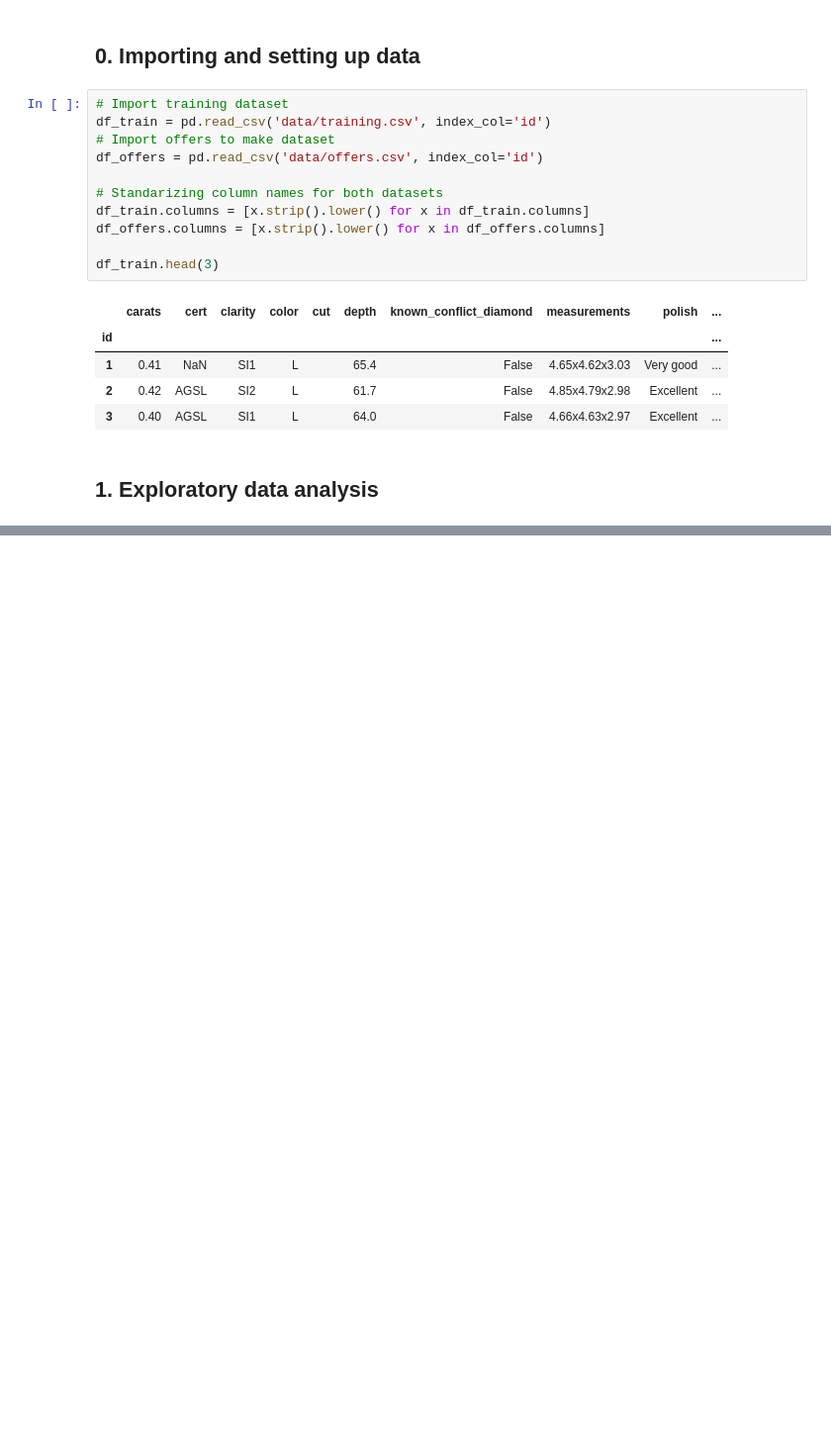
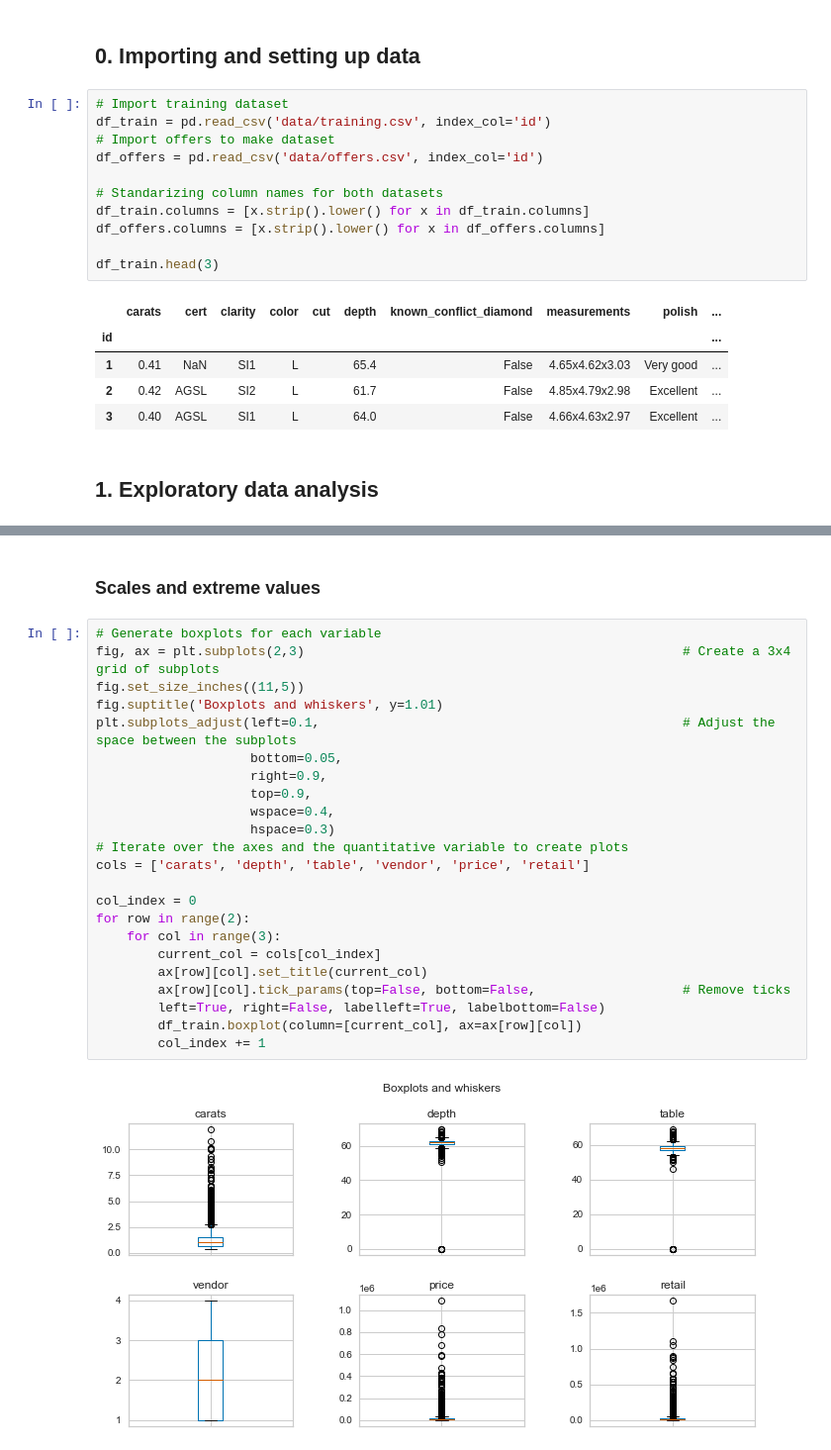
Before and after one commit to kevinmiguel97/Diamond-purchases-, a Jupyter notebook: Methodologic report.ipynb, the cells around one changed output, grey strips where cells are left out. Shown at 99% size. Drawn from its saved outputs; the diff is of its cells as text; blank space fills up the shorter version.

Commit message:
Scales and extreme values

```diff
--- a/Methodologic report.ipynb
+++ b/Methodologic report.ipynb
@@ -93,0 +162,27 @@ df_train.shape
+# %% [markdown]
+### Scales and extreme values
+# %%
+# Generate boxplots for each variable
+fig, ax = plt.subplots(2,3)                                                 # Create a 3x4 grid of subplots
+fig.set_size_inches((11,5))
+fig.suptitle('Boxplots and whiskers', y=1.01)
+plt.subplots_adjust(left=0.1,                                               # Adjust the space between the subplots
+                    bottom=0.05,
+                    right=0.9,
+                    top=0.9,
+                    wspace=0.4,
+                    hspace=0.3)
+# Iterate over the axes and the quantitative variable to create plots
+cols = ['carats', 'depth', 'table', 'vendor', 'price', 'retail']
+
+col_index = 0
+for row in range(2):
+    for col in range(3):
+        current_col = cols[col_index]
+        ax[row][col].set_title(current_col)
+        ax[row][col].tick_params(top=False, bottom=False,                   # Remove ticks
+        left=True, right=False, labelleft=True, labelbottom=False)
+        df_train.boxplot(column=[current_col], ax=ax[row][col])
+        col_index += 1
+# %% [output]
+[figure, added]
```
Also changed, not shown: parts of 7 cells of this notebook, 2 other files.
